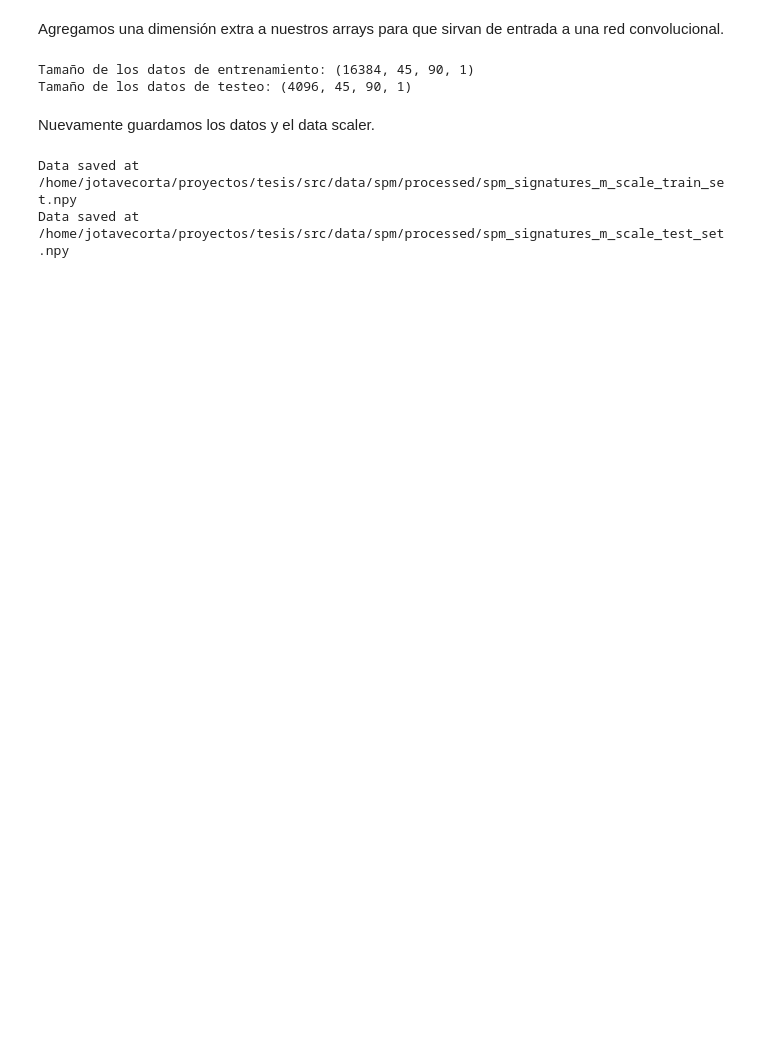
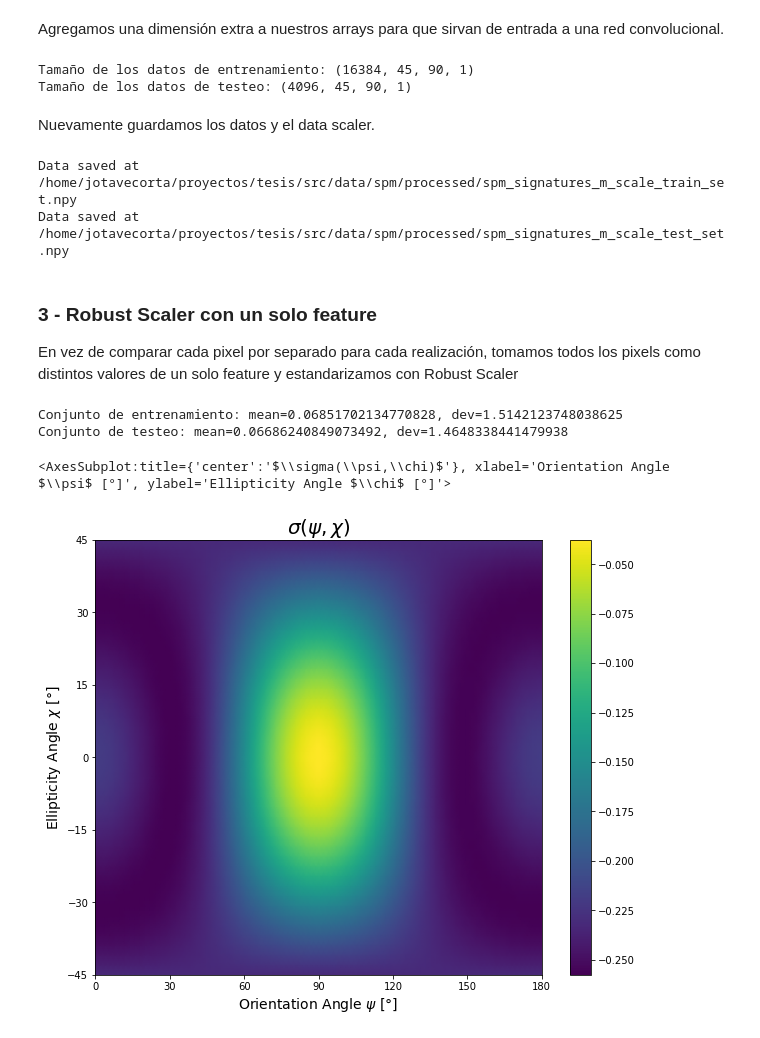
Before and after one commit to jotavecorta/DeepScatteringModels, a Jupyter notebook: notebooks/2.0-jv-spm-feature-extraction.ipynb, the cells around one changed output. Saved outputs shown, nothing was run; the diff lists cells and outputs as text; code cells hidden in the pictures; blank space fills up the shorter version.

```diff
--- a/notebooks/2.0-jv-spm-feature-extraction.ipynb
+++ b/notebooks/2.0-jv-spm-feature-extraction.ipynb
@@ -218,3 +218,31 @@ scaler_path = os.path.join(models_dir, "minmax_scaler.pkl")
 
 with open(scaler_path, 'wb') as file_:
     pickle.dump(minmax_scaler, file_)
+# %% [markdown]
+### 3 - Robust Scaler con un solo feature
+
+En vez de comparar cada pixel por separado para cada realización, tomamos todos los pixels como distintos valores de un solo feature y estandarizamos con Robust Scaler
+# %%
+# Fiteo con el conjunto de entrenamiento
+robust_scaler = RScaler_beta().fit(train_set)
+
+# Transformo ambos conjuntos
+beta_scaled_train = robust_scaler.transform(train_set)
+beta_scaled_test = robust_scaler.transform(test_set)
+# %%
+print(f"Conjunto de entrenamiento: mean={np.mean(beta_scaled_train)}, dev={np.std(beta_scaled_train)}")
+print(f"Conjunto de testeo: mean={np.mean(beta_scaled_test)}, dev={np.std(beta_scaled_test)}")
+# %% [output]
+Conjunto de entrenamiento: mean=0.06851702134770828, dev=1.5142123748038625
+Conjunto de testeo: mean=0.06686240849073492, dev=1.4648338441479938
+# %%
+# Elegimos ana firma al azar
+rng = np.random.default_rng()
+rnd_index = rng.integers(beta_scaled_train.shape[0])
+rnd_signature = beta_scaled_train[rnd_index, :, :]
+
+# Ploteamos
+plot_polarization_signature(rnd_signature)
+# %% [output]
+<AxesSubplot:title={'center':'$\\sigma(\\psi,\\chi)$'}, xlabel='Orientation Angle $\\psi$ [°]', ylabel='Ellipticity Angle $\\chi$ [°]'>
+[figure, added]
```
Also changed, not shown: parts of 13 cells of this notebook, 6 other files.
